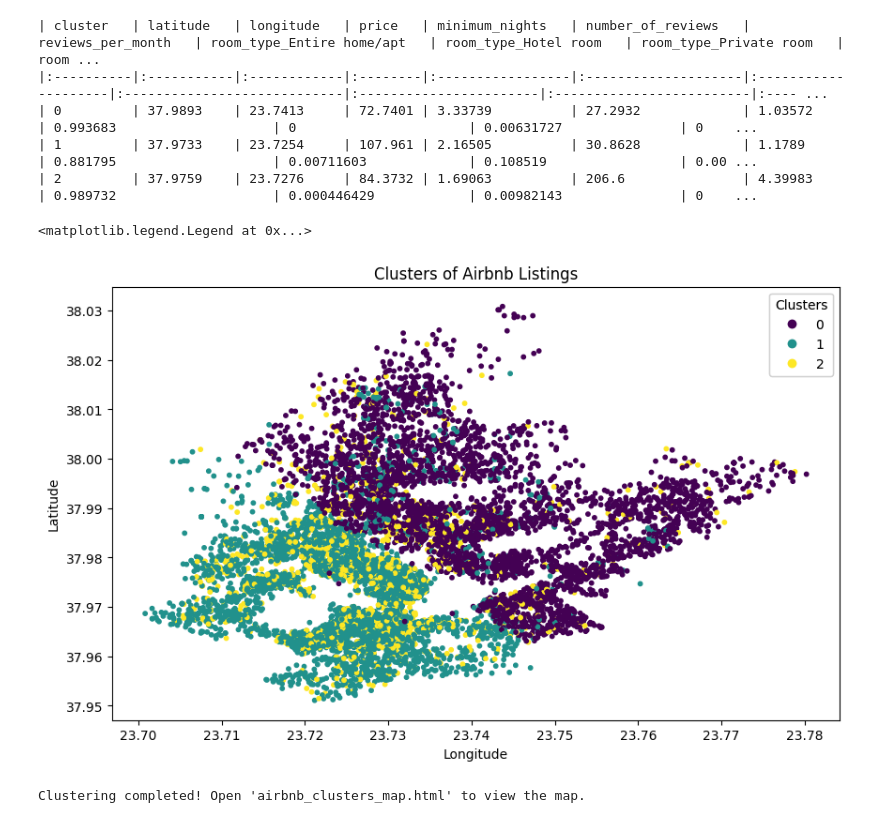
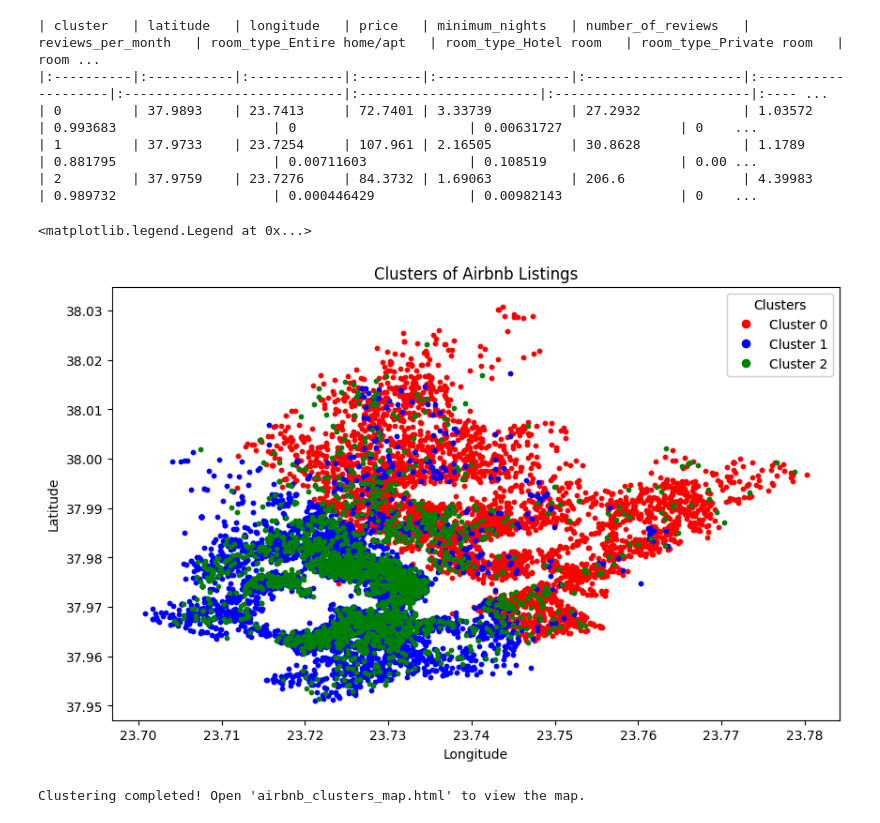
Before and after one commit to andy277/case_study_3, a Jupyter notebook: airbnb_clustering.ipynb, the cells around one changed output. Cells and saved outputs as stored; diff of their text form; code cells hidden in the pictures.

Commit message:
change legend colours

```diff
--- a/airbnb_clustering.ipynb
+++ b/airbnb_clustering.ipynb
@@ -78,17 +78,32 @@ print(cluster_means.to_markdown(numalign="left", stralign="left"))
 # %%
 # Create a scatter plot of listings colored by cluster
 plt.figure(figsize=(10, 6))
-scatter = plt.scatter(df['longitude'], df['latitude'], c=df['cluster'], cmap='viridis', s=10)
+# Define colors for each cluster
+colors = ['red', 'blue', 'green']
+
+# Plot each cluster with its corresponding color
+for cluster_id in range(3):
+    cluster_data = df[df['cluster'] == cluster_id]
+    plt.scatter(cluster_data['longitude'], cluster_data['latitude'], c=colors[cluster_id], label=f'Cluster {cluster_id}', s=10)
+
 plt.title('Clusters of Airbnb Listings')
 plt.xlabel('Longitude')
 plt.ylabel('Latitude')
 
+# Add legend with custom colors
+legend_elements = [
+    plt.Line2D(df['longitude'], df['latitude'], marker='o', color='w', label='Cluster 0', markerfacecolor='red', markersize=8),
+    plt.Line2D(df['longitude'], df['latitude'], marker='o', color='w', label='Cluster 1', markerfacecolor='blue', markersize=8),
+    plt.Line2D(df['longitude'], df['latitude'], marker='o', color='w', label='Cluster 2', markerfacecolor='green', markersize=8)
+]
+legend = plt.legend(handles=legend_elements, title="Clusters")
+
 # Add legend
-legend = plt.legend(*scatter.legend_elements(), title="Clusters")
+# legend = plt.legend(*scatter.legend_elements(), title="Clusters")
 plt.gca().add_artist(legend)
 # %% [output]
 <matplotlib.legend.Legend at 0x...>
-[figure, old version]
+[figure, new version]
 # %%
 # Create Folium map centered on median latitude/longitude
 map_clusters = folium.Map(location=[df['latitude'].median(), df['longitude'].median()], zoom_start=12)
```
Also changed, not shown: parts of 1 cell of this notebook, 1 other file.
